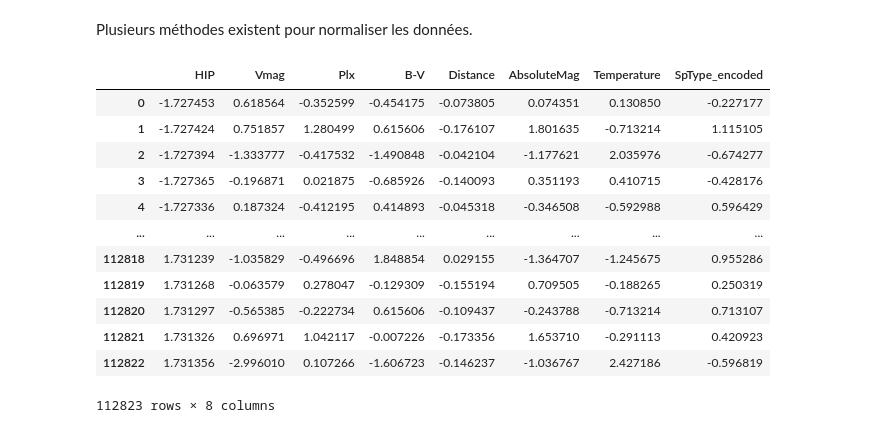
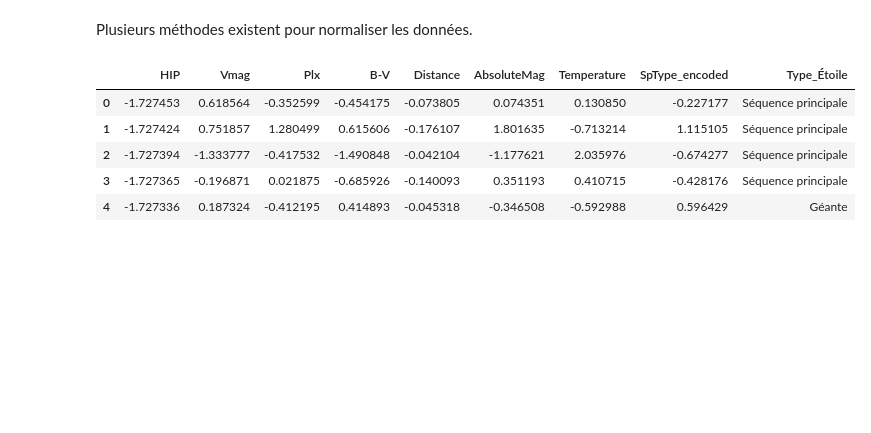
Before and after one commit to Moni003/Diagramme_HR_MML, a Jupyter notebook: rf_test.ipynb, the cells around one changed output. Cells and saved outputs as stored; diff of their text form; code cells hidden in the pictures; blank space fills up the shorter version.

```diff
--- a/rf_test.ipynb
+++ b/rf_test.ipynb
@@ -216,21 +267,23 @@ B-V             0.034706     -0.05417    -0.930123        0.826801  1.000000
 # %% [markdown]
 Plusieurs méthodes existent pour normaliser les données.
 # %%
+X_to_scale = data_clean.iloc[:, :-1]
+# Separar la última columna
+X_last_column = data_clean.iloc[:, -1]
+# Escalar
 scaler = StandardScaler()
-X_scaled = scaler.fit_transform(X)
-X_scaled_df = pd.DataFrame(X_scaled, columns = X.columns)
-X_scaled_df
+X_scaled = scaler.fit_transform(X_to_scale)
+
+# Convertir a DataFrame con nombres de columnas
+X_scaled_df = pd.DataFrame(X_scaled, columns=X_to_scale.columns, index=data_clean.index)
+
+# Si quieres volver a unir la última columna:
+X_final = pd.concat([X_scaled_df, X_last_column], axis=1)
+X_final.head()
 # %% [output]
-|  | HIP | Vmag | Plx | B-V | Distance | AbsoluteMag | Temperature | SpType_encoded |
-| 0 | -1.727453 | 0.618564 | -0.352599 | -0.454175 | -0.073805 | 0.074351 | 0.130850 | -0.227177 |
-| 1 | -1.727424 | 0.751857 | 1.280499 | 0.615606 | -0.176107 | 1.801635 | -0.713214 | 1.115105 |
-| 2 | -1.727394 | -1.333777 | -0.417532 | -1.490848 | -0.042104 | -1.177621 | 2.035976 | -0.674277 |
-| 3 | -1.727365 | -0.196871 | 0.021875 | -0.685926 | -0.140093 | 0.351193 | 0.410715 | -0.428176 |
-| 4 | -1.727336 | 0.187324 | -0.412195 | 0.414893 | -0.045318 | -0.346508 | -0.592988 | 0.596429 |
-| ... | ... | ... | ... | ... | ... | ... | ... | ... |
-| 112818 | 1.731239 | -1.035829 | -0.496696 | 1.848854 | 0.029155 | -1.364707 | -1.245675 | 0.955286 |
-| 112819 | 1.731268 | -0.063579 | 0.278047 | -0.129309 | -0.155194 | 0.709505 | -0.188265 | 0.250319 |
-| 112820 | 1.731297 | -0.565385 | -0.222734 | 0.615606 | -0.109437 | -0.243788 | -0.713214 | 0.713107 |
-| 112821 | 1.731326 | 0.696971 | 1.042117 | -0.007226 | -0.173356 | 1.653710 | -0.291113 | 0.420923 |
-| 112822 | 1.731356 | -2.996010 | 0.107266 | -1.606723 | -0.146237 | -1.036767 | 2.427186 | -0.596819 |
+|  | HIP | Vmag | Plx | B-V | Distance | AbsoluteMag | Temperature | SpType_encoded | Type_Étoile |
+| 0 | -1.727453 | 0.618564 | -0.352599 | -0.454175 | -0.073805 | 0.074351 | 0.130850 | -0.227177 | Séquence principale |
+| 1 | -1.727424 | 0.751857 | 1.280499 | 0.615606 | -0.176107 | 1.801635 | -0.713214 | 1.115105 | Séquence principale |
+| 2 | -1.727394 | -1.333777 | -0.417532 | -1.490848 | -0.042104 | -1.177621 | 2.035976 | -0.674277 | Séquence principale |
+| 3 | -1.727365 | -0.196871 | 0.021875 | -0.685926 | -0.140093 | 0.351193 | 0.410715 | -0.428176 | Séquence principale |
+| 4 | -1.727336 | 0.187324 | -0.412195 | 0.414893 | -0.045318 | -0.346508 | -0.592988 | 0.596429 | Géante |
-112823 rows × 8 columns
```
Also changed, not shown: parts of 15 cells of this notebook, 1 other file.
